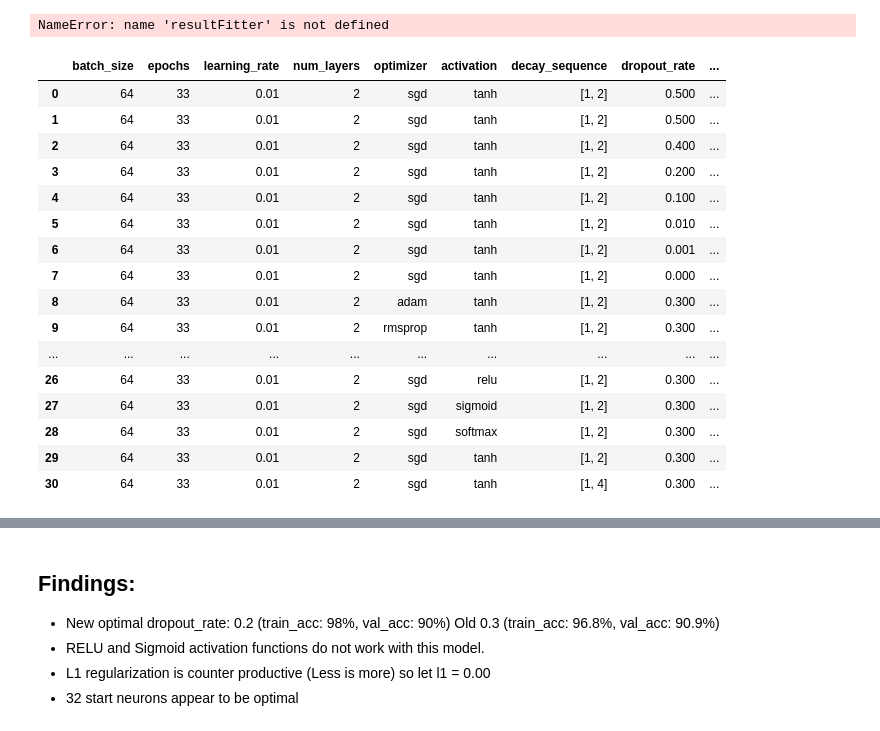
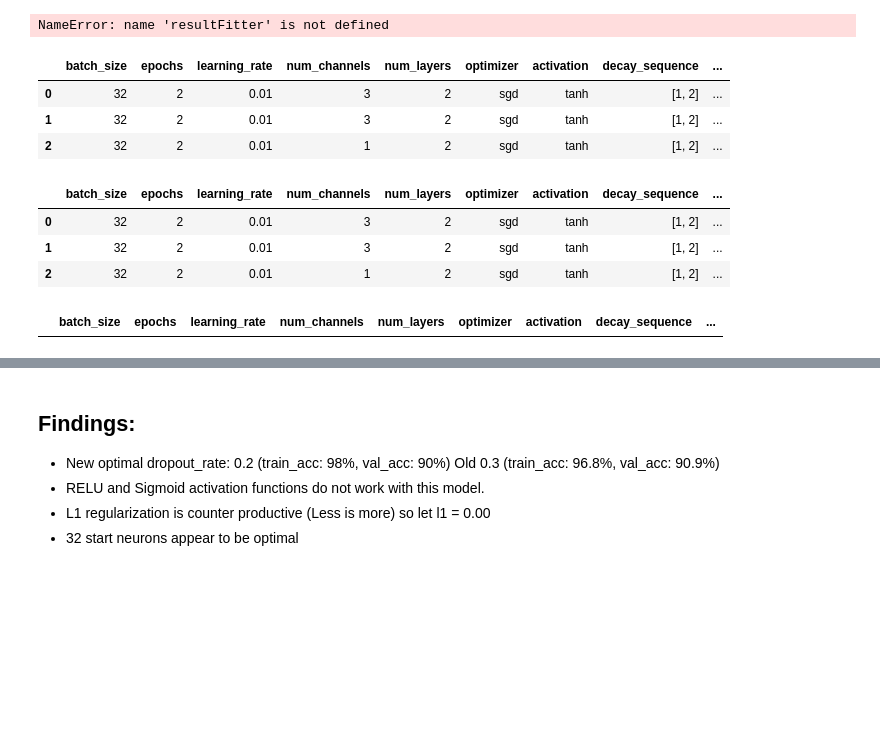
Before and after one commit to tss95/MasterThesis3, a Jupyter notebook: Notebooks/Modeling/ViewResultFile.ipynb, the cells around one changed output, grey strips where cells are left out. Saved outputs shown, nothing was run; the diff lists cells and outputs as text; code cells hidden in the pictures; blank space fills up the shorter version.

```diff
--- a/Notebooks/Modeling/ViewResultFile.ipynb
+++ b/Notebooks/Modeling/ViewResultFile.ipynb
@@ -49,21 +47,47 @@ df = GridSearchResultProcessor().get_results_df_by_name(result_file_name, 2)
+# %%
+def f1_score(precision, recall):
+    f1 = 2*((precision*recall)/(precision + recall))
+    return f1
+
+def create_f1_list(precision_df, recall_df):
+    f1 = []
+    for i in range(len(precision_df)):
+        f1.append(f1_score(precision_df.loc[i], recall_df.loc[i]))
+    return f1
+
+result_file_name = 'results_LSTM_NARROW_noiseNotNoise_timeAug_sscale_noiseAug_earlyS.csv'
+df = GridSearchResultProcessor().get_results_df_by_name(result_file_name, 2)
+pd.set_option('display.max_rows', None)
+pd.set_option('display.max_columns', None)
+pd.set_option('display.width', None)
+pd.set_option('display.max_colwidth', None)
+
+df_f1 = df.copy()
+df_f1.columns=df_f1.columns.str.strip()
+all_train_precision = df_f1['train_precision']
+all_train_recall = df_f1['train_recall']
+all_val_precision = df_f1['val_precision']
+all_val_recall = df_f1['val_recall']
+f1_train = create_f1_list(all_train_precision, all_train_recall)
+f1_val = create_f1_list(all_val_precision, all_val_recall)
+df_f1['train_f1'] = f1_train
+df_f1['val_f1'] = f1_val
+df_f1
+# %% [output]
+|  | batch_size | epochs | learning_rate | num_channels | num_layers | optimizer | activation | decay_sequence | ... |
+| 0 | 32 | 2 | 0.01 | 3 | 2 | sgd | tanh | [1, 2] | ... |
+| 1 | 32 | 2 | 0.01 | 3 | 2 | sgd | tanh | [1, 2] | ... |
+| 2 | 32 | 2 | 0.01 | 1 | 2 | sgd | tanh | [1, 2] | ... |
+# %%
+sorted_f1_df = df_f1.sort_values(by=['val_f1', 'train_f1'], axis = 0, ascending=False)
+sorted_f1_df
+# %% [output]
+|  | batch_size | epochs | learning_rate | num_channels | num_layers | optimizer | activation | decay_sequence | ... |
+| 0 | 32 | 2 | 0.01 | 3 | 2 | sgd | tanh | [1, 2] | ... |
+| 1 | 32 | 2 | 0.01 | 3 | 2 | sgd | tanh | [1, 2] | ... |
+| 2 | 32 | 2 | 0.01 | 1 | 2 | sgd | tanh | [1, 2] | ... |
 # %%
-df[df.columns[:15]]
+df[df.columns[:15]].iloc[40:]
 # %% [output]
-|  | batch_size | epochs | learning_rate | num_layers | optimizer | activation | decay_sequence | dropout_rate | ... |
-| 0 | 64 | 33 | 0.01 | 2 | sgd | tanh | [1, 2] | 0.500 | ... |
-| 1 | 64 | 33 | 0.01 | 2 | sgd | tanh | [1, 2] | 0.500 | ... |
-| 2 | 64 | 33 | 0.01 | 2 | sgd | tanh | [1, 2] | 0.400 | ... |
-| 3 | 64 | 33 | 0.01 | 2 | sgd | tanh | [1, 2] | 0.200 | ... |
-| 4 | 64 | 33 | 0.01 | 2 | sgd | tanh | [1, 2] | 0.100 | ... |
-| 5 | 64 | 33 | 0.01 | 2 | sgd | tanh | [1, 2] | 0.010 | ... |
-| 6 | 64 | 33 | 0.01 | 2 | sgd | tanh | [1, 2] | 0.001 | ... |
-| 7 | 64 | 33 | 0.01 | 2 | sgd | tanh | [1, 2] | 0.000 | ... |
-| 8 | 64 | 33 | 0.01 | 2 | adam | tanh | [1, 2] | 0.300 | ... |
-| 9 | 64 | 33 | 0.01 | 2 | rmsprop | tanh | [1, 2] | 0.300 | ... |
-| ... | ... | ... | ... | ... | ... | ... | ... | ... | ... |
-| 26 | 64 | 33 | 0.01 | 2 | sgd | relu | [1, 2] | 0.300 | ... |
-| 27 | 64 | 33 | 0.01 | 2 | sgd | sigmoid | [1, 2] | 0.300 | ... |
-| 28 | 64 | 33 | 0.01 | 2 | sgd | softmax | [1, 2] | 0.300 | ... |
-| 29 | 64 | 33 | 0.01 | 2 | sgd | tanh | [1, 2] | 0.300 | ... |
-| 30 | 64 | 33 | 0.01 | 2 | sgd | tanh | [1, 4] | 0.300 | ... |
+|  | batch_size | epochs | learning_rate | num_channels | num_layers | optimizer | activation | decay_sequence | ... |
 # %%
```
Also changed, not shown: parts of 16 cells of this notebook, 9 other files.
